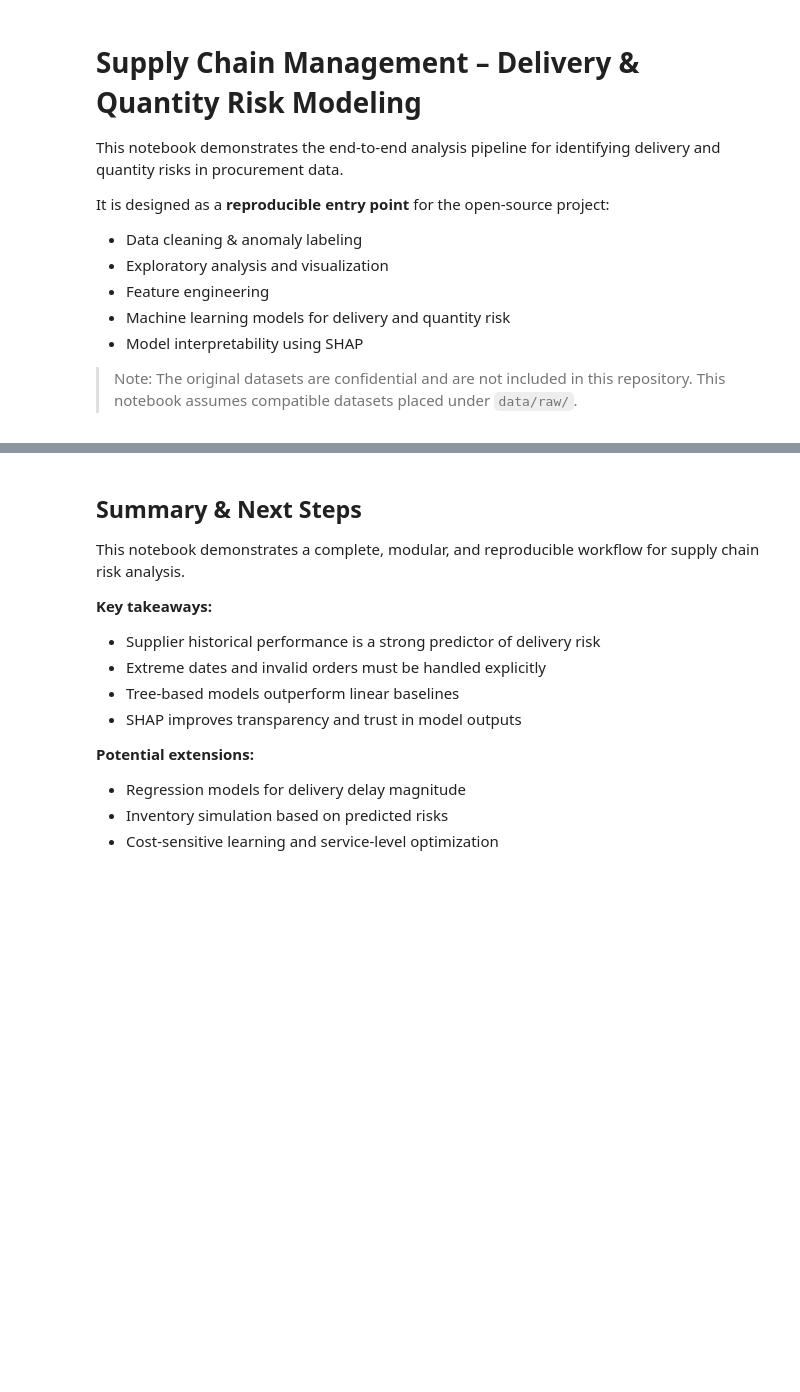
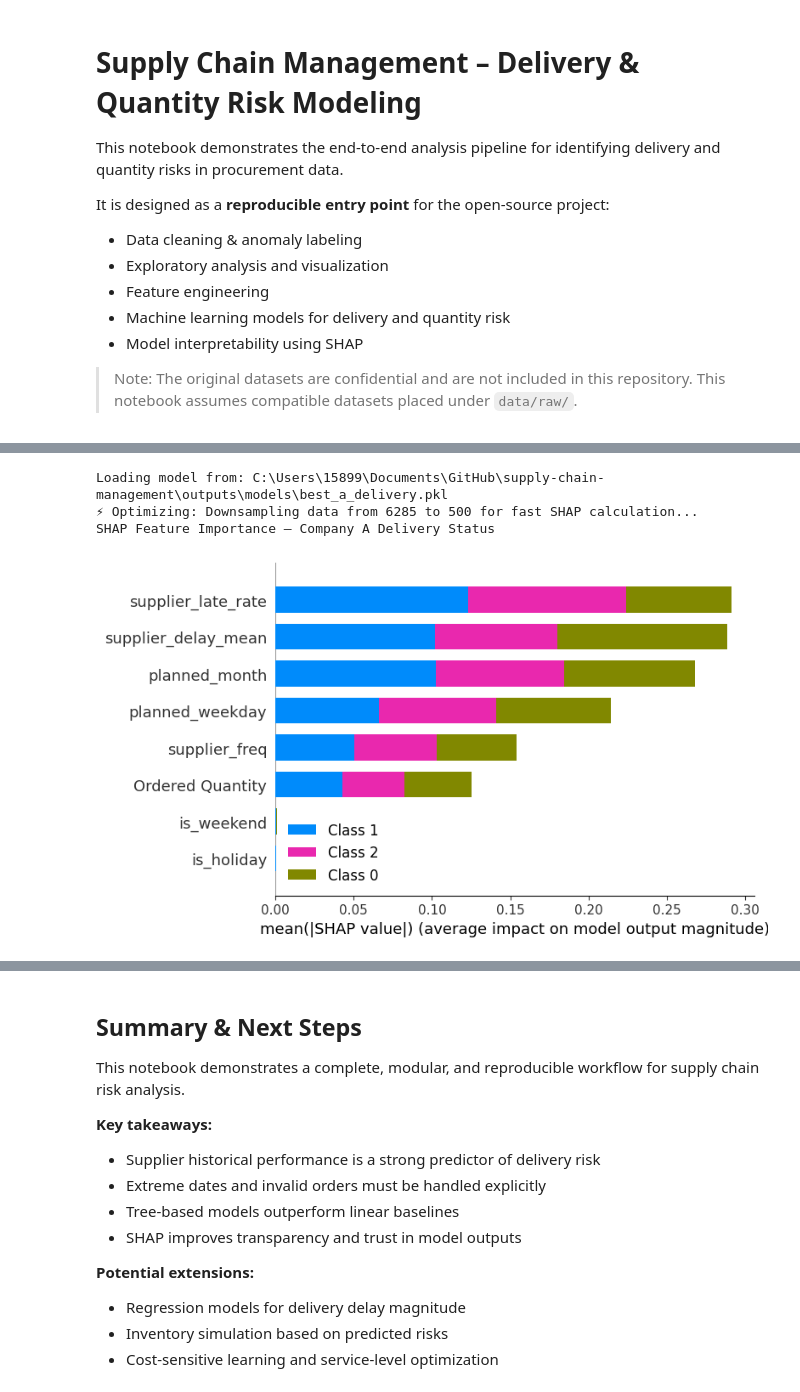
Before and after one commit to Ersin77777/Supply-Chain-Management, a Jupyter notebook: notebooks/supply_chain_management.ipynb, the cells around one changed output, grey strips where cells are left out. Cells and saved outputs as stored; diff of their text form; code cells hidden in the pictures; blank space fills up the shorter version.

Commit message:
Finalize notebook pipeline and fix model evaluation and saving

```diff
--- a/notebooks/supply_chain_management.ipynb
+++ b/notebooks/supply_chain_management.ipynb
@@ -122,25 +168,33 @@ from xgboost import XGBClassifier
 from catboost import CatBoostClassifier
 from sklearn.linear_model import LogisticRegression
 
+# Define Models
 delivery_models = {
     "Logistic Regression": LogisticRegression(max_iter=1000, class_weight="balanced"),
-    "Random Forest": RandomForestClassifier(n_estimators=100, class_weight="balanced"),
-    "LightGBM": LGBMClassifier(class_weight="balanced"),
-    "XGBoost": XGBClassifier(eval_metric="mlogloss"),
-    "CatBoost": CatBoostClassifier(verbose=0)
+    "Random Forest": RandomForestClassifier(n_estimators=100, class_weight="balanced", n_jobs=-1),
+    "LightGBM": LGBMClassifier(class_weight="balanced", n_jobs=-1, verbose=-1),
+    "XGBoost": XGBClassifier(eval_metric="mlogloss", n_jobs=-1),
+    "CatBoost": CatBoostClassifier(verbose=0, allow_writing_files=False)
 }
 
+# Define Features
 features_delivery = [
     "Ordered Quantity", "planned_month", "planned_weekday",
     "is_weekend", "is_holiday", "supplier_freq",
     "supplier_delay_mean", "supplier_late_rate"
 ]
 
-X_a = train_a_delivery[features_delivery].fillna(0)
+# Create X and y
+# CRITICAL FIX: .astype(float) converts Booleans (True/False) to 1.0/0.0
+# This prevents errors in XGBoost/LightGBM which may not support boolean types directly.
+X_a = train_a_delivery[features_delivery].fillna(0).astype(float)
 y_a = train_a_delivery["delivery_status"]
 
+# Run Evaluation
 best_a_delivery = evaluate_all_models(
-    delivery_models, X_a, y_a,
+    delivery_models,
+    X_a,
+    y_a,
     company="Company A",
     taskname="Delivery Status",
     stratified=False
@@ -174 +369,49 @@ shap_summary_bar(
+# %%
+# SHAP Analysis: Load Model from Disk (Optimized)
+# 1. Define the path
+MODEL_PATH = repo_root / "outputs" / "models" / "best_a_delivery.pkl"
+
+if MODEL_PATH.exists():
+    print(f"Loading model from: {MODEL_PATH}")
+    loaded_model_a_delivery = joblib.load(MODEL_PATH)
+
+    # 2. Prepare the data
+    features_delivery = [
+        "Ordered Quantity", "planned_month", "planned_weekday",
+        "is_weekend", "is_holiday", "supplier_freq",
+        "supplier_delay_mean", "supplier_late_rate"
+    ]
+
+    if 'train_a_delivery' in locals():
+        # Prepare the full dataset first
+        X_full = train_a_delivery[features_delivery].fillna(0).astype(float)
+
+        # --- OPTIMIZATION START ---
+        # Instead of using all thousands of rows, we sample 500 random rows.
+        # This reduces calculation time from minutes to seconds without losing accuracy in importance ranking.
+        SAMPLE_SIZE = 500
+
+        if len(X_full) > SAMPLE_SIZE:
+            print(f"⚡ Optimizing: Downsampling data from {len(X_full)} to {SAMPLE_SIZE} for fast SHAP calculation...")
+            X_shap = X_full.sample(n=SAMPLE_SIZE, random_state=42)
+        else:
+            X_shap = X_full
+        # --- OPTIMIZATION END ---
+
+        # 3. Generate SHAP Plot
+        shap_summary_bar(
+            loaded_model_a_delivery,
+            X_shap,
+            feature_names=features_delivery,
+            title="SHAP Feature Importance – Company A Delivery Status"
+        )
+    else:
+        print("Error: 'train_a_delivery' is not defined. Please run the Data Preparation/Cleaning cells first.")
+else:
+    print(f"Error: Model file not found at {MODEL_PATH}. Please run the 'Save Best Model' step first.")
+# %% [output]
+Loading model from: C:\Users\15899\Documents\GitHub\supply-chain-management\outputs\models\best_a_delivery.pkl
+⚡ Optimizing: Downsampling data from 6285 to 500 for fast SHAP calculation...
+SHAP Feature Importance – Company A Delivery Status
+[figure, added]
 # %%
```
Also changed, not shown: parts of 12 cells of this notebook, 2 other files.
